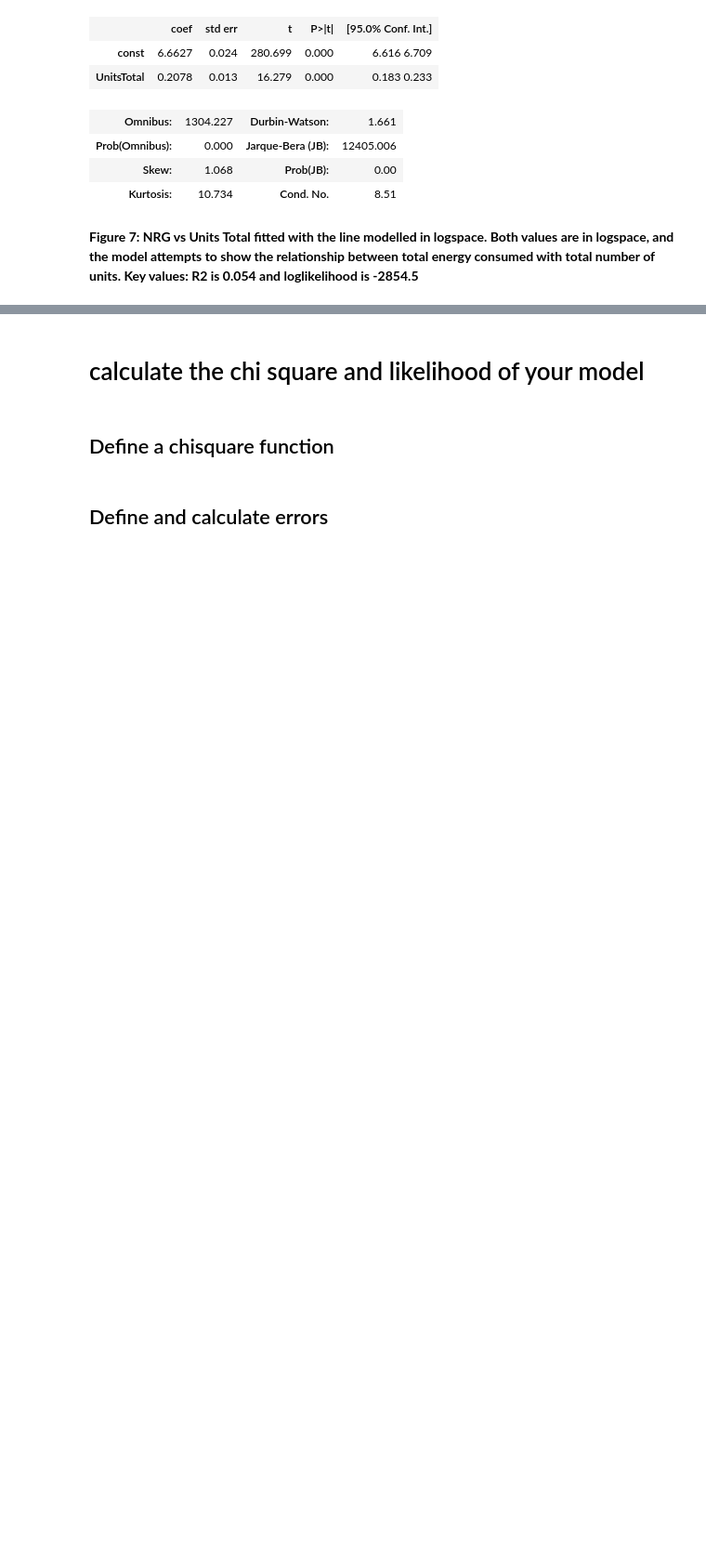
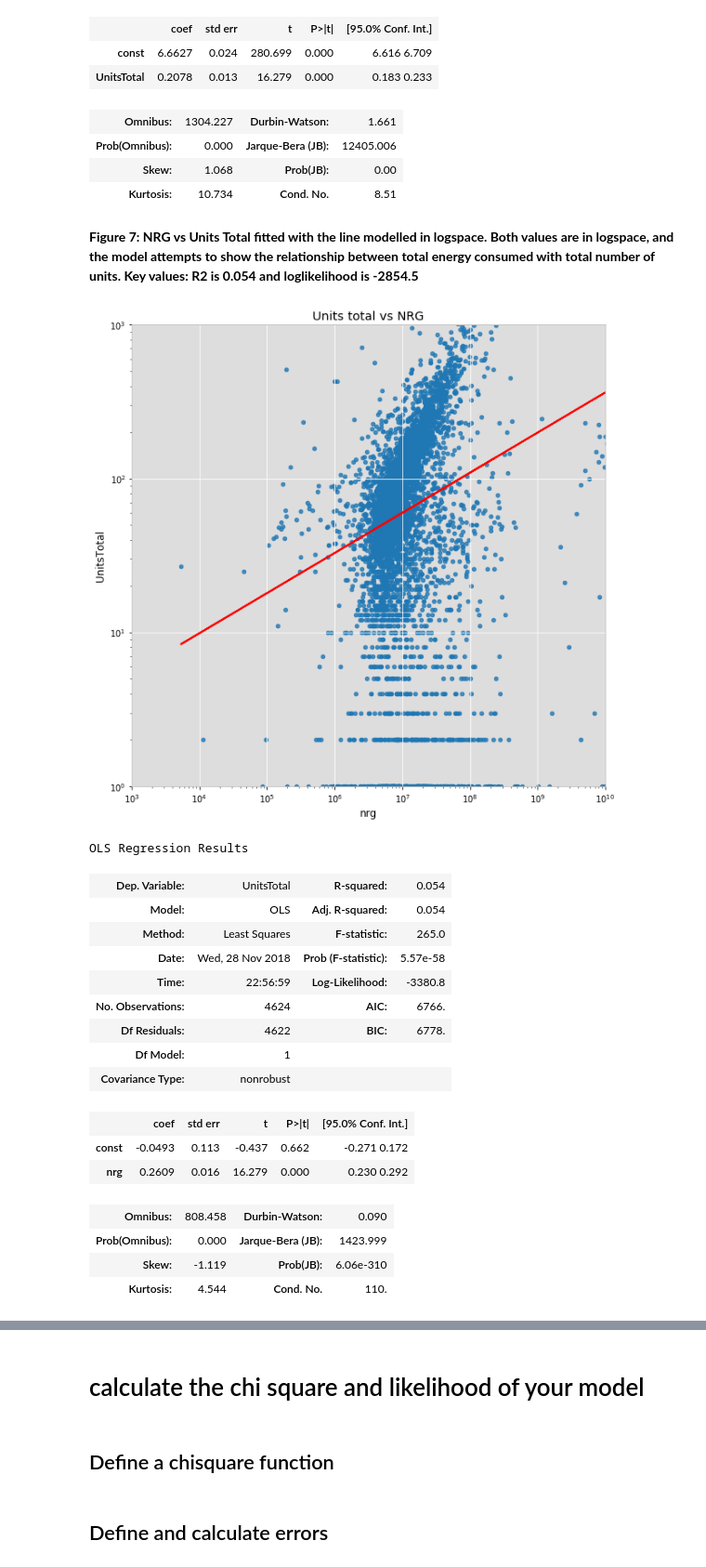
Before and after one commit to mebauer/PUI2018_mb6203, a Jupyter notebook: HW10_mb6203/HW10_Assignment2.ipynb, the cells around one changed output, grey strips where cells are left out. Shown at 93% size. Cells and saved outputs as stored; diff of their text form; code cells hidden in the pictures; blank space fills up the shorter version.

```diff
--- a/HW10_mb6203/HW10_Assignment2.ipynb
+++ b/HW10_mb6203/HW10_Assignment2.ipynb
@@ -519,3 +519,36 @@ OLS Regression Results
 | Kurtosis: | 10.734 | Cond. No. | 8.51 |
 # %% [markdown]
 **Figure 7: NRG vs Units Total fitted with the line modelled in logspace. Both values are in logspace, and the model attempts to show the relationship between total energy consumed with total number of units. Key values: R2 is 0.054 and loglikelihood is -2854.5**
+# %%
+# Define predictor and output
+lis_xWithConstants = sm.add_constant(np.log10(modelData['nrg']))
+lis_y = np.log10(modelData['UnitsTotal'])
+
+mod_smfit = sm.OLS(lis_y, lis_xWithConstants).fit()
+lis_yPredR = mod_smfit.predict(lis_xWithConstants)
+
+bblnrgdata.plot(y='UnitsTotal', x='nrg', loglog=True, kind='Scatter', alpha=0.8,
+                     figsize=(10,10), ylim=(1,1000), xlim=(1000,1e10))
+ax = plt.plot(modelData['nrg'], np.power(10,lis_yPredR), 'r-')
+plt.title('Units total vs NRG')
+plt.show()
+mod_smfit.summary()
+# %% [output]
+[figure, added]
+OLS Regression Results
+| Dep. Variable: | UnitsTotal | R-squared: | 0.054 |
+| Model: | OLS | Adj. R-squared: | 0.054 |
+| Method: | Least Squares | F-statistic: | 265.0 |
+| Date: | Wed, 28 Nov 2018 | Prob (F-statistic): | 5.57e-58 |
+| Time: | 22:56:59 | Log-Likelihood: | -3380.8 |
+| No. Observations: | 4624 | AIC: | 6766. |
+| Df Residuals: | 4622 | BIC: | 6778. |
+| Df Model: | 1 |  |  |
+| Covariance Type: | nonrobust |  |  |
+|  | coef | std err | t | P>|t| | [95.0% Conf. Int.] |
+| const | -0.0493 | 0.113 | -0.437 | 0.662 | -0.271 0.172 |
+| nrg | 0.2609 | 0.016 | 16.279 | 0.000 | 0.230 0.292 |
+| Omnibus: | 808.458 | Durbin-Watson: | 0.090 |
+| Prob(Omnibus): | 0.000 | Jarque-Bera (JB): | 1423.999 |
+| Skew: | -1.119 | Prob(JB): | 6.06e-310 |
+| Kurtosis: | 4.544 | Cond. No. | 110. |
```
Also changed, not shown: parts of 1 cell of this notebook, 1 other file.
